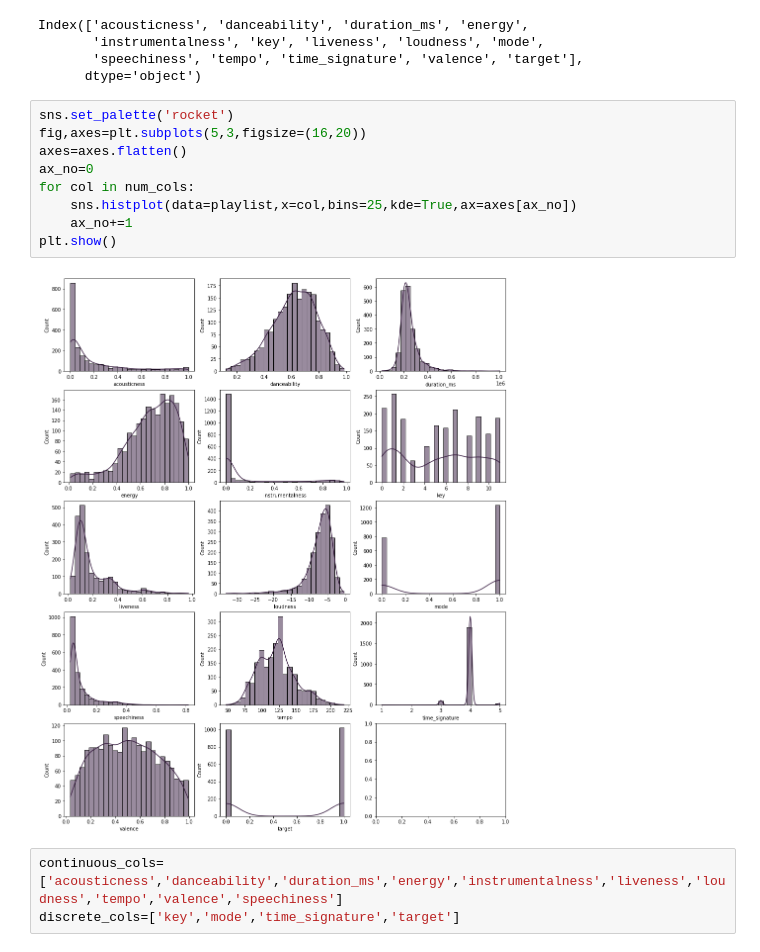
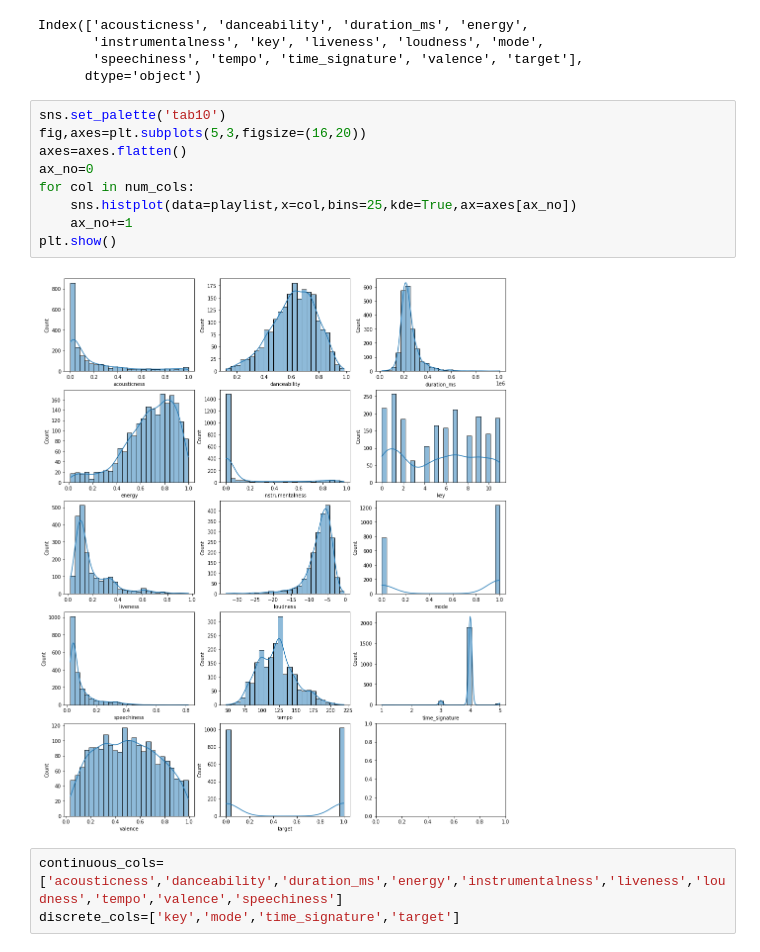
Before and after one commit to srujith-reddy/spotify, a Jupyter notebook: Spotify.ipynb, the cells around one changed output. Cells and saved outputs as stored; diff of their text form.

```diff
--- a/Spotify.ipynb
+++ b/Spotify.ipynb
@@ -71,16 +71,16 @@ Index(['acousticness', 'danceability', 'duration_ms', 'energy',
        'speechiness', 'tempo', 'time_signature', 'valence', 'target'],
       dtype='object')
 # %%
-sns.set_palette('rocket')
+sns.set_palette('tab10')
 fig,axes=plt.subplots(5,3,figsize=(16,20))
 axes=axes.flatten()
 ax_no=0
 for col in num_cols:
     sns.histplot(data=playlist,x=col,bins=25,kde=True,ax=axes[ax_no])
     ax_no+=1
 plt.show()
 # %% [output]
-[figure, old version]
+[figure, new version]
 # %%
 continuous_cols=['acousticness','danceability','duration_ms','energy','instrumentalness','liveness','loudness','tempo','valence','speechiness']
 discrete_cols=['key','mode','time_signature','target']
```
Also changed, not shown: parts of 11 cells of this notebook.
